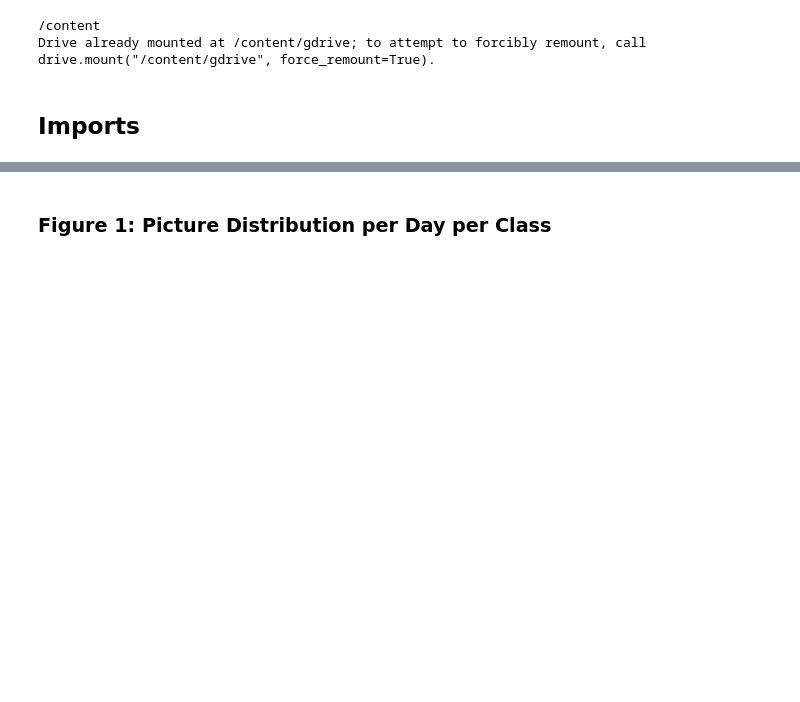
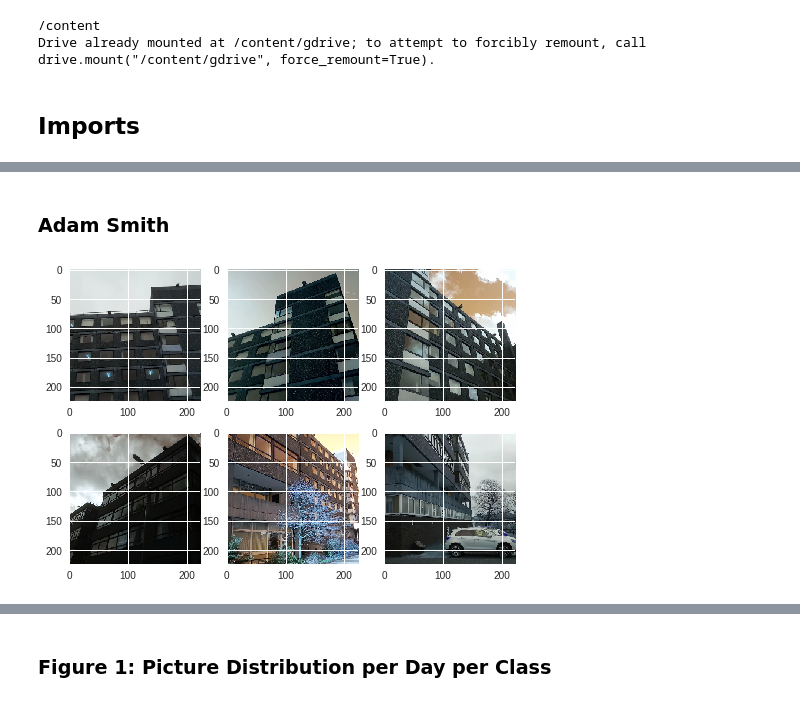
Before and after one commit to Andrew-Mackay/building_classifier, a Jupyter notebook: notebooks/AX-2019.ipynb, the cells around one changed output, grey strips where cells are left out. Saved outputs shown, nothing was run; the diff lists cells and outputs as text; code cells hidden in the pictures; blank space fills up the shorter version.

```diff
--- a/notebooks/AX-2019.ipynb
+++ b/notebooks/AX-2019.ipynb
@@ -264,0 +299,6 @@ for path in glob.glob(PROCESSED_PATH + "*/*/*.png"):
+# %% [markdown]
+### Adam Smith
+# %%
+plot_samples("adam", file_index)
+# %% [output]
+[figure, added]
```
Also changed, not shown: parts of 90 cells of this notebook, 5 other files.
